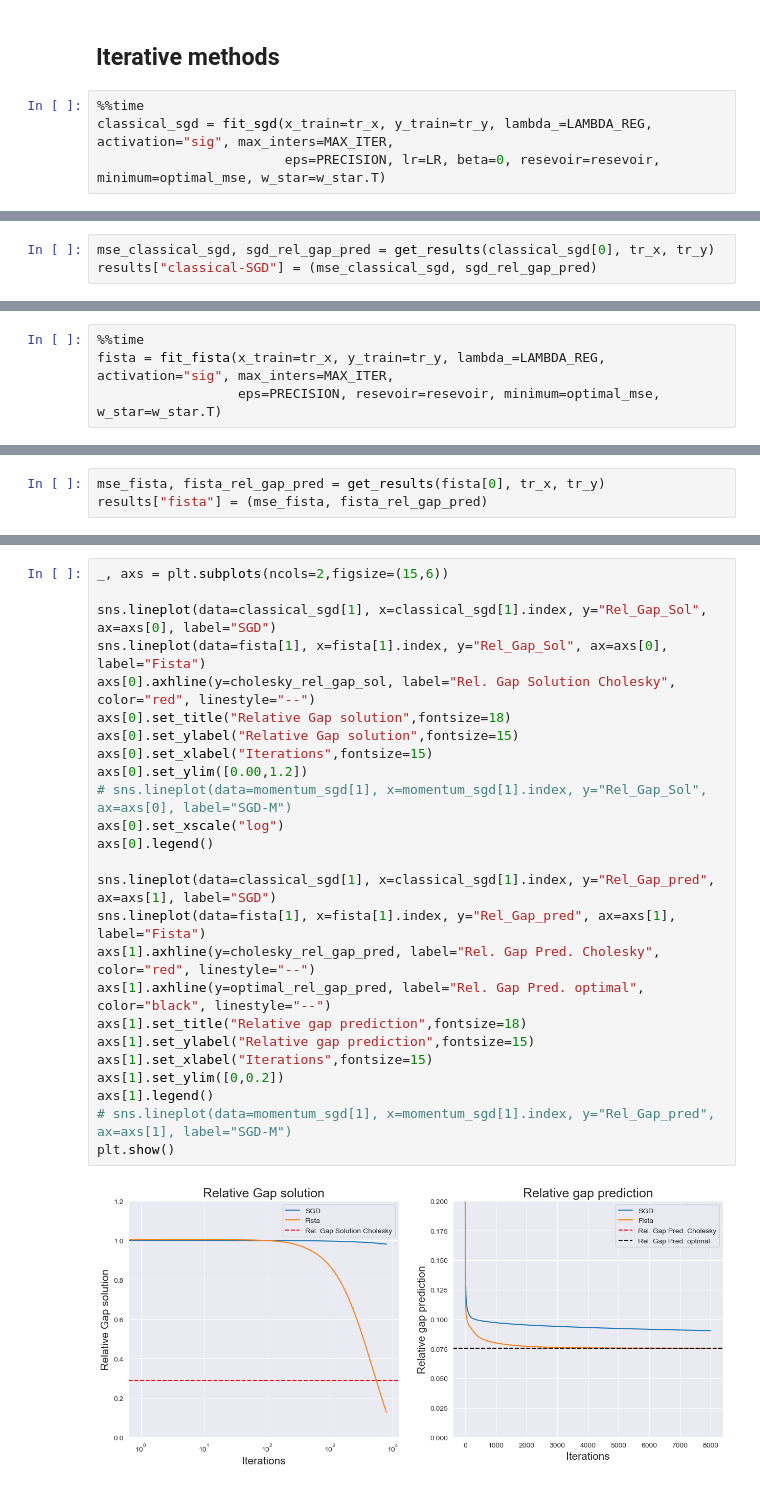
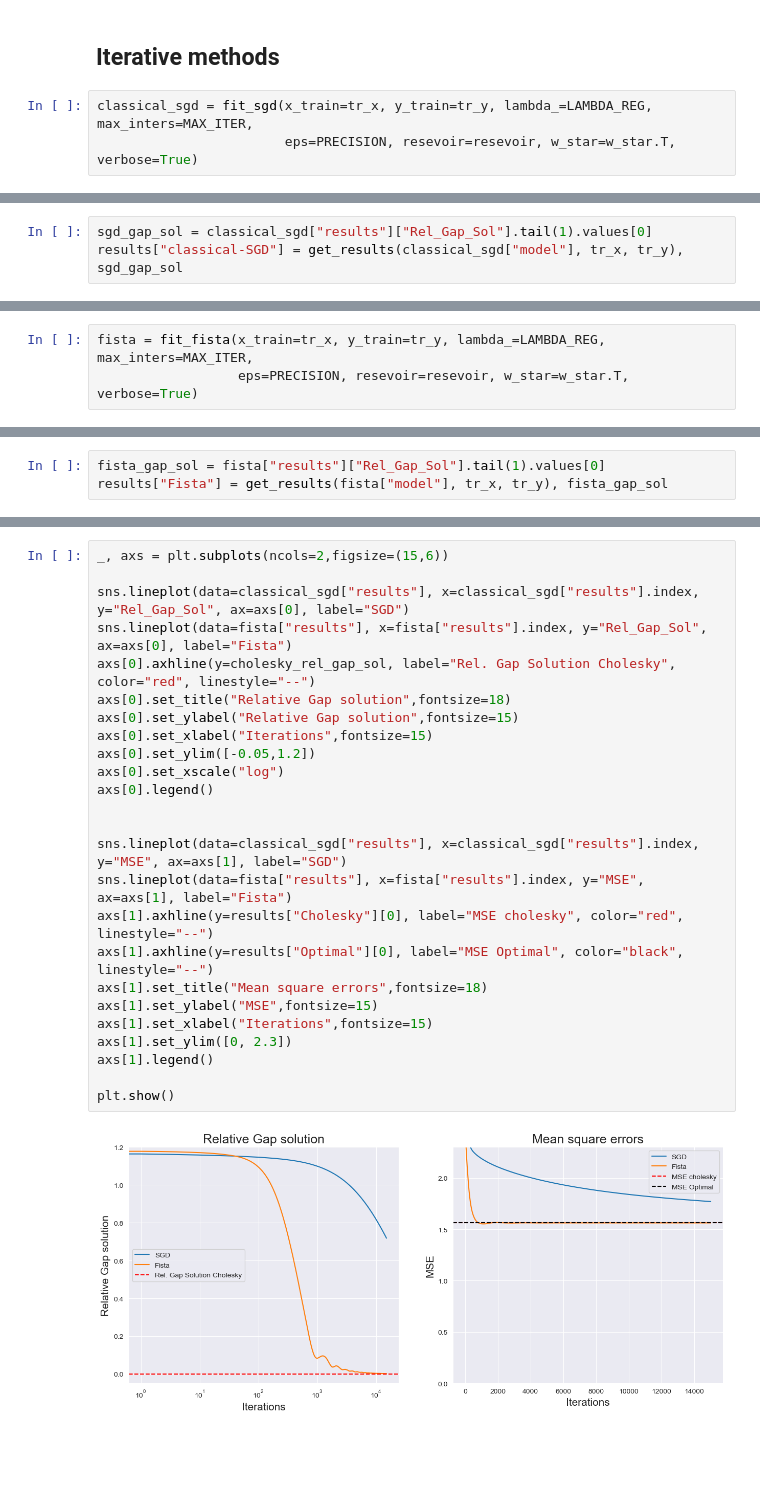
Before and after one commit to jacons/ExtremeLearningNN, a Jupyter notebook: notebook_for_test.ipynb, the cells around one changed output, grey strips where cells are left out. Cells and saved outputs as stored; diff of their text form; blank space fills up the shorter version.

```diff
--- a/notebook_for_test.ipynb
+++ b/notebook_for_test.ipynb
@@ -76,6 +62,5 @@ Relative Gap Sol:  0.28994597799966815
 # %% [markdown]
 ## Iterative methods
 # %%
-%%time
-classical_sgd = fit_sgd(x_train=tr_x, y_train=tr_y, lambda_=LAMBDA_REG, activation="sig", max_inters=MAX_ITER,
-                        eps=PRECISION, lr=LR, beta=0, resevoir=resevoir, minimum=optimal_mse, w_star=w_star.T)
+classical_sgd = fit_sgd(x_train=tr_x, y_train=tr_y, lambda_=LAMBDA_REG, max_inters=MAX_ITER,
+                        eps=PRECISION, resevoir=resevoir, w_star=w_star.T, verbose=True)
@@ -86,4 +67,4 @@ Wall time: 9.83 s
 # %%
-mse_classical_sgd, sgd_rel_gap_pred = get_results(classical_sgd[0], tr_x, tr_y)
-results["classical-SGD"] = (mse_classical_sgd, sgd_rel_gap_pred)
+sgd_gap_sol = classical_sgd["results"]["Rel_Gap_Sol"].tail(1).values[0]
+results["classical-SGD"] = get_results(classical_sgd["model"], tr_x, tr_y), sgd_gap_sol
 # %%
@@ -104,4 +76,3 @@ Relative Gap Sol:  0.9816226526543052
 # %%
-%%time
-fista = fit_fista(x_train=tr_x, y_train=tr_y, lambda_=LAMBDA_REG, activation="sig", max_inters=MAX_ITER,
-                  eps=PRECISION, resevoir=resevoir, minimum=optimal_mse, w_star=w_star.T)
+fista = fit_fista(x_train=tr_x, y_train=tr_y, lambda_=LAMBDA_REG, max_inters=MAX_ITER,
+                  eps=PRECISION, resevoir=resevoir, w_star=w_star.T, verbose=True)
@@ -112,4 +79,4 @@ Wall time: 10.1 s
 # %%
-mse_fista, fista_rel_gap_pred = get_results(fista[0], tr_x, tr_y)
-results["fista"] = (mse_fista, fista_rel_gap_pred)
+fista_gap_sol = fista["results"]["Rel_Gap_Sol"].tail(1).values[0]
+results["Fista"] = get_results(fista["model"], tr_x, tr_y), fista_gap_sol
 # %%
@@ -123,27 +105,27 @@ Relative Gap Sol:  0.128125983738751
 # %%
 _, axs = plt.subplots(ncols=2,figsize=(15,6))
 
-sns.lineplot(data=classical_sgd[1], x=classical_sgd[1].index, y="Rel_Gap_Sol", ax=axs[0], label="SGD")
-sns.lineplot(data=fista[1], x=fista[1].index, y="Rel_Gap_Sol", ax=axs[0], label="Fista")
+sns.lineplot(data=classical_sgd["results"], x=classical_sgd["results"].index, y="Rel_Gap_Sol", ax=axs[0], label="SGD")
+sns.lineplot(data=fista["results"], x=fista["results"].index, y="Rel_Gap_Sol", ax=axs[0], label="Fista")
 axs[0].axhline(y=cholesky_rel_gap_sol, label="Rel. Gap Solution Cholesky", color="red", linestyle="--")
 axs[0].set_title("Relative Gap solution",fontsize=18)
 axs[0].set_ylabel("Relative Gap solution",fontsize=15)
 axs[0].set_xlabel("Iterations",fontsize=15)
-axs[0].set_ylim([0.00,1.2])
-# sns.lineplot(data=momentum_sgd[1], x=momentum_sgd[1].index, y="Rel_Gap_Sol", ax=axs[0], label="SGD-M")
+axs[0].set_ylim([-0.05,1.2])
 axs[0].set_xscale("log")
 axs[0].legend()
 
-sns.lineplot(data=classical_sgd[1], x=classical_sgd[1].index, y="Rel_Gap_pred", ax=axs[1], label="SGD")
-sns.lineplot(data=fista[1], x=fista[1].index, y="Rel_Gap_pred", ax=axs[1], label="Fista")
-axs[1].axhline(y=cholesky_rel_gap_pred, label="Rel. Gap Pred. Cholesky", color="red", linestyle="--")
-axs[1].axhline(y=optimal_rel_gap_pred, label="Rel. Gap Pred. optimal", color="black", linestyle="--")
-axs[1].set_title("Relative gap prediction",fontsize=18)
-axs[1].set_ylabel("Relative gap prediction",fontsize=15)
+
+sns.lineplot(data=classical_sgd["results"], x=classical_sgd["results"].index, y="MSE", ax=axs[1], label="SGD")
+sns.lineplot(data=fista["results"], x=fista["results"].index, y="MSE", ax=axs[1], label="Fista")
+axs[1].axhline(y=results["Cholesky"][0], label="MSE cholesky", color="red", linestyle="--")
+axs[1].axhline(y=results["Optimal"][0], label="MSE Optimal", color="black", linestyle="--")
+axs[1].set_title("Mean square errors",fontsize=18)
+axs[1].set_ylabel("MSE",fontsize=15)
 axs[1].set_xlabel("Iterations",fontsize=15)
-axs[1].set_ylim([0,0.2])
+axs[1].set_ylim([0, 2.3])
 axs[1].legend()
-# sns.lineplot(data=momentum_sgd[1], x=momentum_sgd[1].index, y="Rel_Gap_pred", ax=axs[1], label="SGD-M")
+
 plt.show()
 # %% [output]
-[figure, old version]
+[figure, new version]
```
Also changed, not shown: parts of 22 cells of this notebook, 7 other files.
